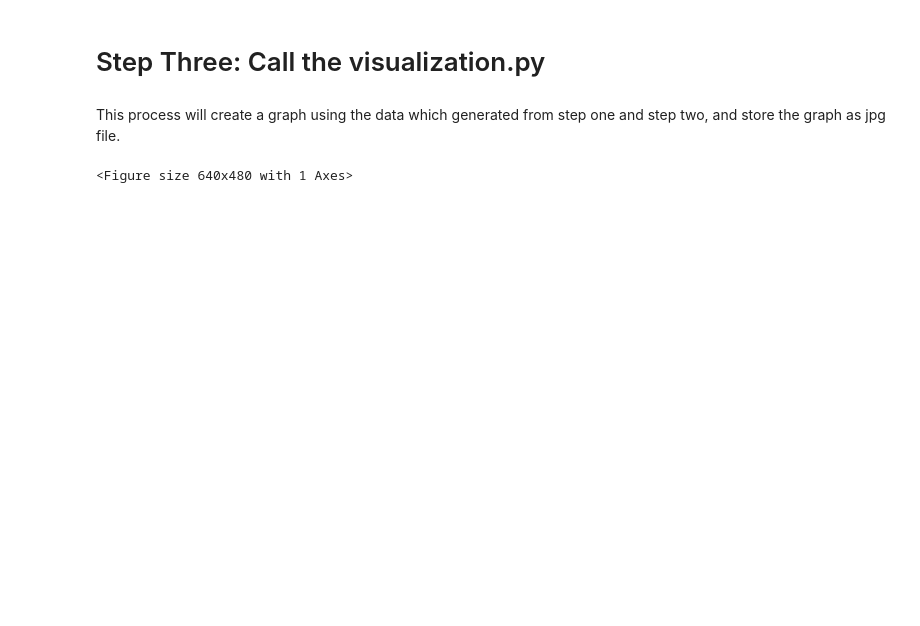
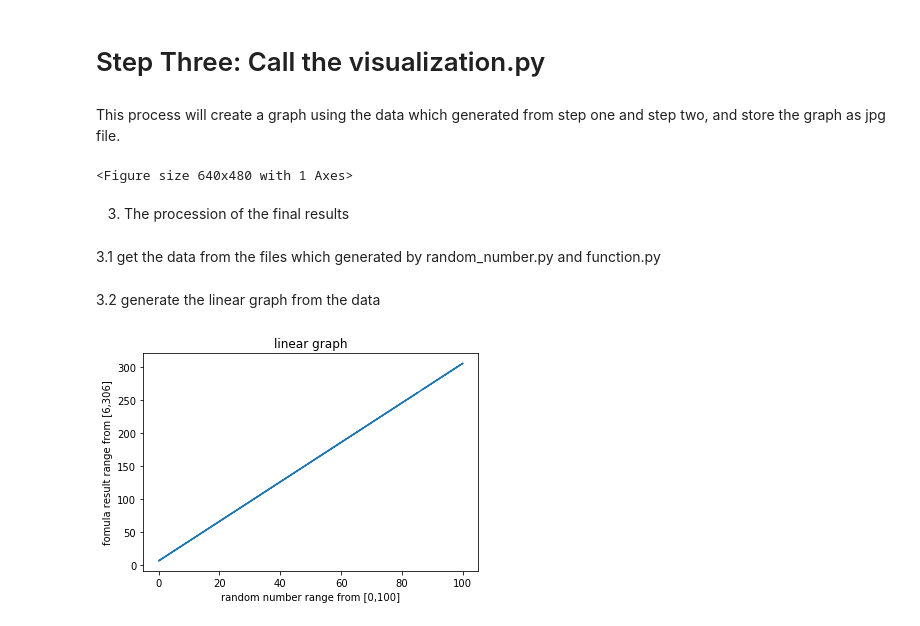
Before and after one commit to xielidawan/560_hw2, a Jupyter notebook: HW2_task5.ipynb, the cells around one changed output. Saved outputs shown, nothing was run; the diff lists cells and outputs as text; code cells hidden in the pictures; blank space fills up the shorter version.

```diff
--- a/HW2_task5.ipynb
+++ b/HW2_task5.ipynb
@@ -18,3 +76,23 @@ This process will create a graph using the data which generated from step one an
 %run visualization.py
 # %% [output]
 <Figure size 640x480 with 1 Axes>
+# %% [markdown]
+3. The procession of the final results
+# %% [markdown]
+3.1 get the data from the files which generated by random_number.py and function.py
+# %%
+with open('file1.json', 'r') as f:
+    x = json.loads(f.read())
+with open('file2.json', 'r') as f:
+    y = json.loads(f.read())
+# %% [markdown]
+3.2 generate the linear graph from the data
+# %%
+fig, ax = plt.subplots()
+ax.plot(x, y)
+plt.xlabel("random number range from [0,100]")
+plt.ylabel("fomula result range from [6,306]")
+plt.title("linear graph")
+plt.show()
+# %% [output]
+[figure, added]
```
Also changed, not shown: parts of 12 cells of this notebook.
